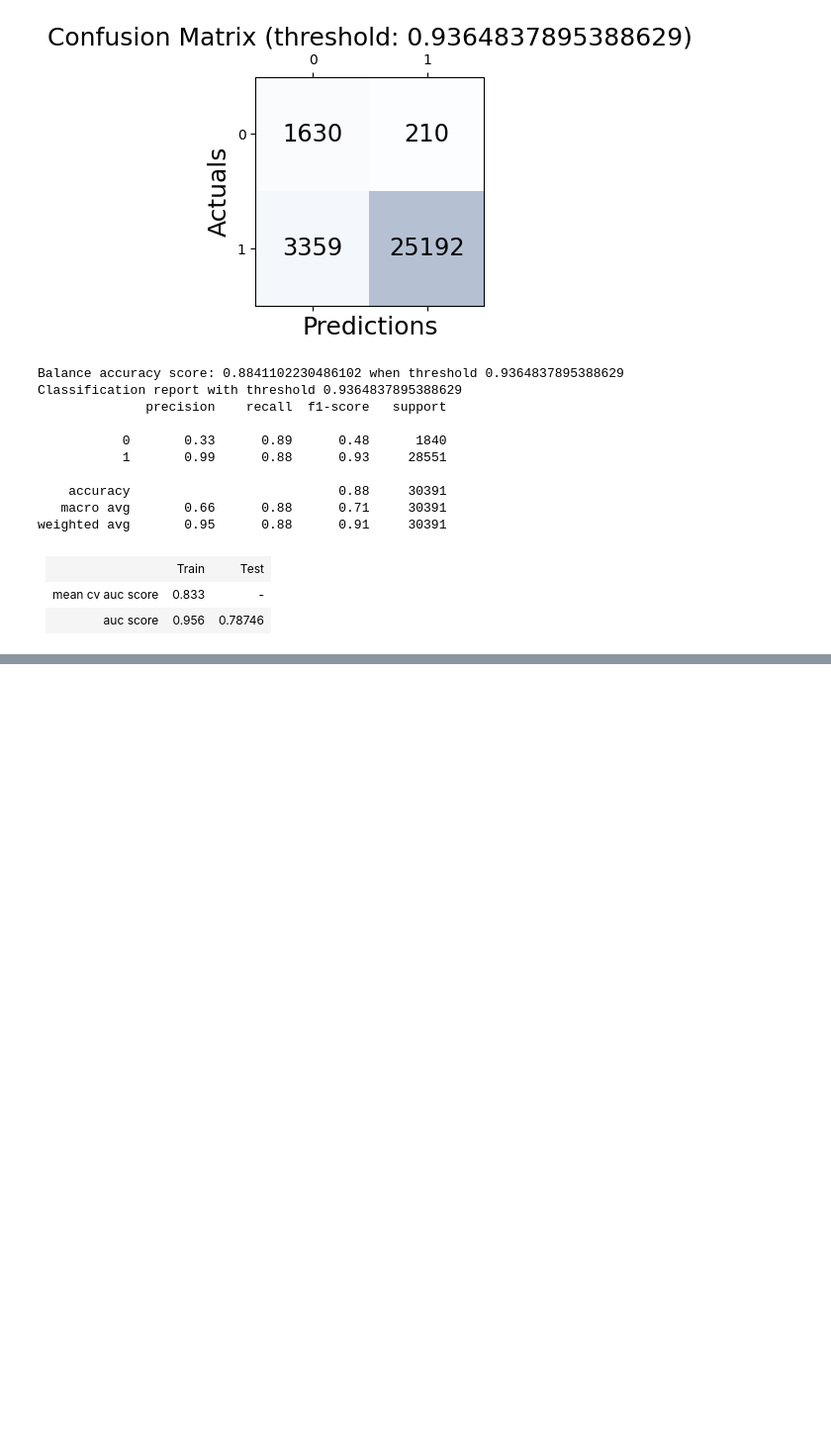
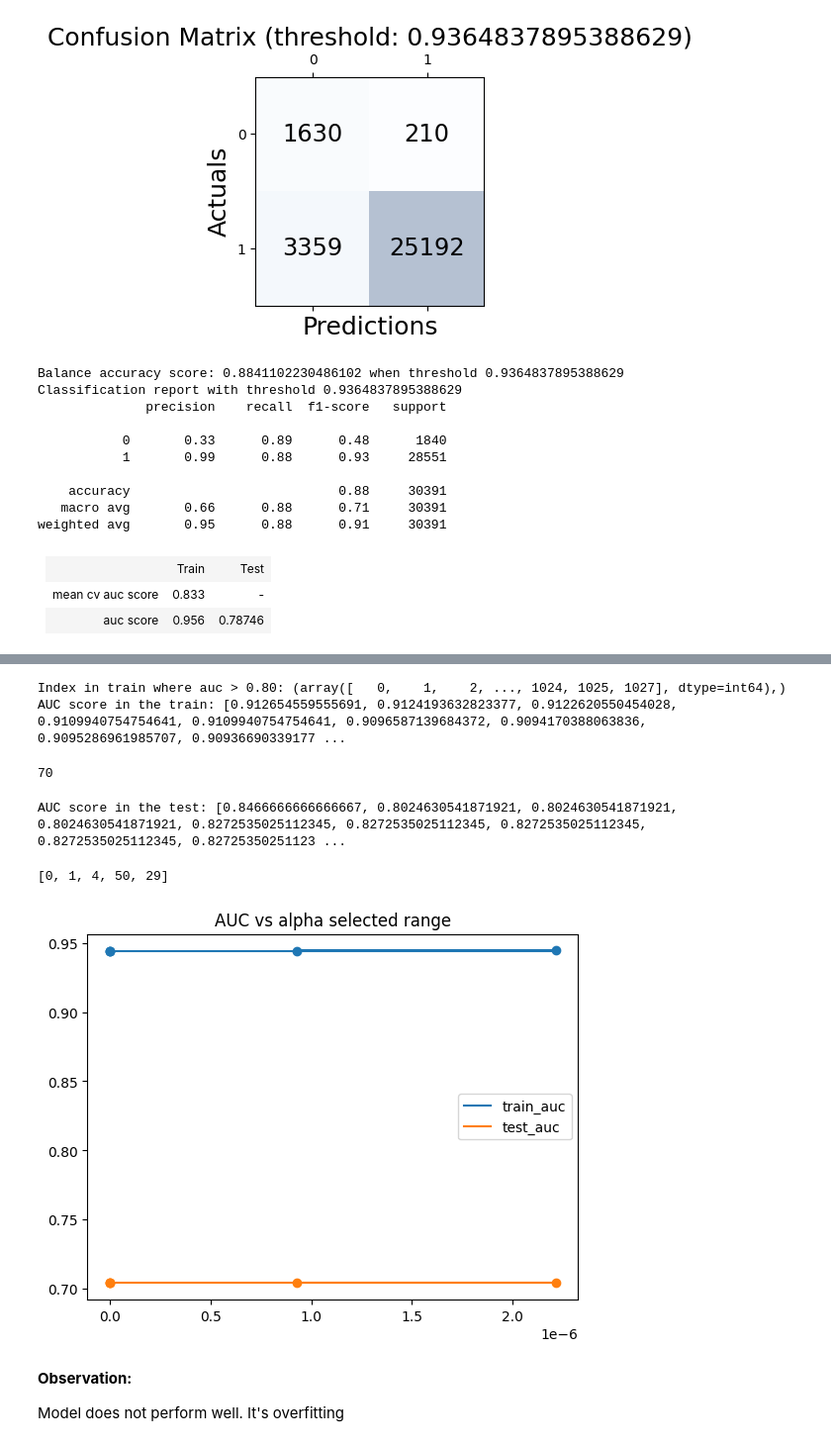
Before and after one commit to SmithaUpadhyaya/employee_access_resource_classifier, a Jupyter notebook: notebooks/training.ipynb, the cells around one changed output, grey strips where cells are left out. Shown at 99% size. Saved outputs shown, nothing was run; the diff lists cells and outputs as text; code cells hidden in the pictures; blank space fills up the shorter version.

```diff
--- a/notebooks/training.ipynb
+++ b/notebooks/training.ipynb
@@ -1193,0 +1428,66 @@ print(classification_report(Y, Y_pred))
+# %%
+train_np = np.array(train_auc)
+train_index = np.where(train_np > 0.80)
+
+print(f'Index in train where auc > 0.80: {train_index}')
+print(f'AUC score in the train: {list(map(train_auc.__getitem__, index[0]))}')
+# %% [output]
+Index in train where auc > 0.80: (array([   0,    1,    2, ..., 1024, 1025, 1027], dtype=int64),)
+AUC score in the train: [0.912654559555691, 0.9124193632823377, 0.9122620550454028, 0.9109940754754641, 0.9109940754754641, 0.9096587139684372, 0.9094170388063836, 0.9095286961985707, 0.90936690339177 ...
+# %%
+#Index which are similar for both train and test
+intersect_index = list(set(test_index[0]).intersection(train_index[0]))
+len(intersect_index)
+# %% [output]
+70
+# %%
+print(f'AUC score in the test: {list(map(test_auc.__getitem__, intersect_index))}')
+# %% [output]
+AUC score in the test: [0.8466666666666667, 0.8024630541871921, 0.8024630541871921, 0.8024630541871921, 0.8272535025112345, 0.8272535025112345, 0.8272535025112345, 0.8272535025112345, 0.82725350251123 ...
+# %%
+#Find the first index with the auc value
+auc = list(map(test_auc.__getitem__, intersect_index))
+#auc.index(0.8160322952710497)
+
+unqiue_test_auc = [auc.index(i) for i in set(auc)]
+unqiue_test_auc
+# %% [output]
+[0, 1, 4, 50, 29]
+# %%
+sub_set_train_auc = []
+sub_set_test_auc = []
+
+#alpha_start = 208
+#alpha_end = 214
+
+#for c in clfs[alpha_start : alpha_end]:
+for i in unqiue_test_auc:
+
+    c = clfs[i]
+    y_train_pred = c.predict(X_train)
+    y_test_pred = c.predict(X_test)
+
+    sub_set_train_auc.append(roc_auc_score(y_train_pred, Y_train))
+    sub_set_test_auc.append(roc_auc_score(y_test_pred, Y_test))
+
+selected_ccp_alphas = np.take(ccp_alphas, unqiue_test_auc)
+plt.scatter(selected_ccp_alphas, sub_set_train_auc)
+plt.scatter(selected_ccp_alphas, sub_set_test_auc)
+plt.plot(selected_ccp_alphas, sub_set_train_auc, label = 'train_auc', drawstyle = "steps-post")
+plt.plot(selected_ccp_alphas, sub_set_test_auc, label = 'test_auc', drawstyle = "steps-post")
+
+#plt.scatter(ccp_alphas[alpha_start : alpha_end], sub_set_train_auc)
+#plt.scatter(ccp_alphas[alpha_start : alpha_end], sub_set_test_auc)
+#plt.plot(ccp_alphas[alpha_start : alpha_end], sub_set_train_auc, label = 'train_auc', drawstyle = "steps-post")
+#plt.plot(ccp_alphas[alpha_start : alpha_end], sub_set_test_auc, label = 'test_auc', drawstyle = "steps-post")
+
+plt.legend()
+#plt.title(f'AUC vs alpha range [{alpha_start}, {alpha_end}]')
+plt.title(f'AUC vs alpha selected range')
+plt.show()
+# %% [output]
+[figure, added]
+# %% [markdown]
+**Observation:**
+
+Model does not perform well. It's overfitting
```
Also changed, not shown: parts of 17 cells of this notebook, 8 other files.
